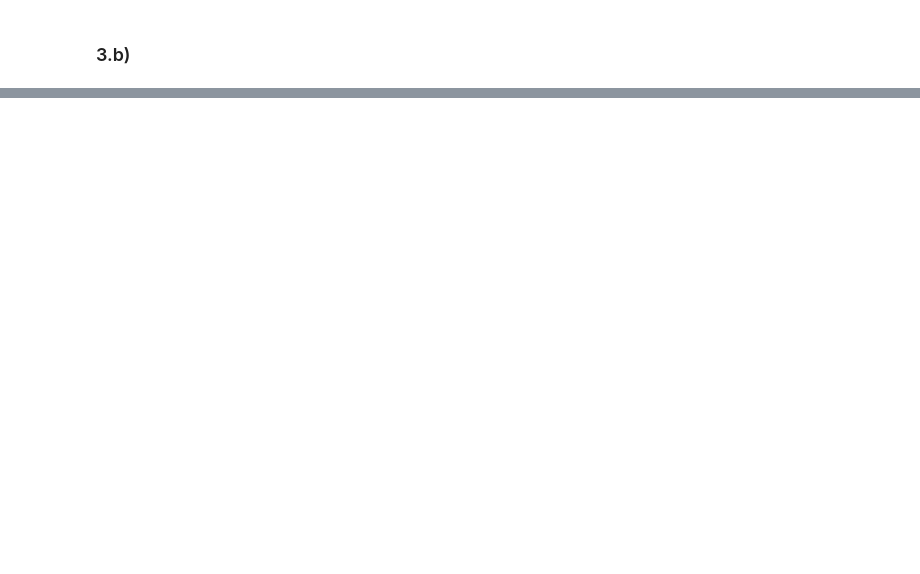
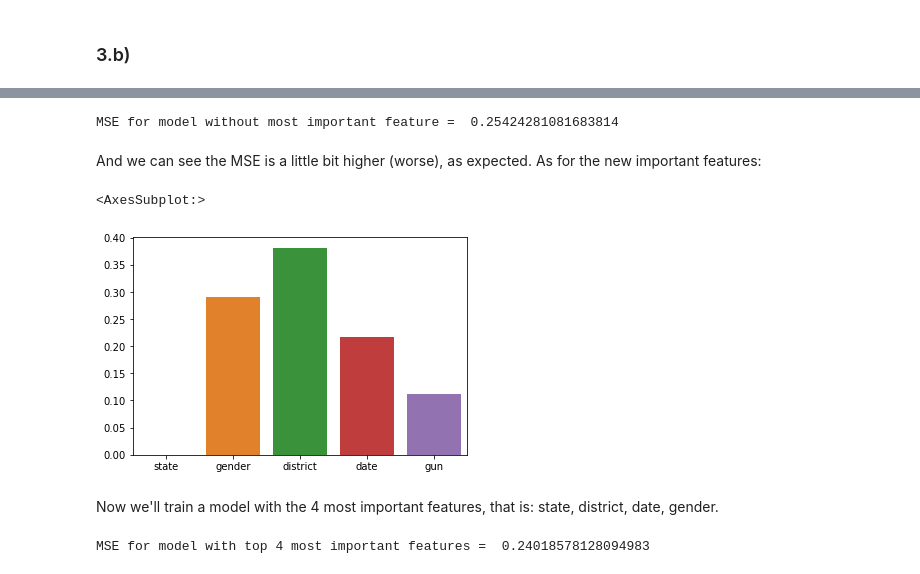
Before and after one commit to razbareli/Applied-Competitive-Lab-in-Data-Science-67818, a Jupyter notebook: week3/sol3.ipynb, the cells around one changed output, grey strips where cells are left out. Cells and saved outputs as stored; diff of their text form; code cells hidden in the pictures; blank space fills up the shorter version.

```diff
--- a/week3/sol3.ipynb
+++ b/week3/sol3.ipynb
@@ -273,12 +279,16 @@ def undummify(df, prefix_sep="_"):
     undummified_df = pd.concat(series_list, axis=1)
     return undummified_df
 # %%
-# reverse and drop date
+# reverse and drop state
 df_1 = undummify(df)
-df_1 = df_1.drop(columns='date')
+df_1 = df_1.drop(columns=most_important_feature)
 # %%
 # now we'll do one hot encoding again:
-df_1 = pd.get_dummies(df_1, columns=['state', 'gun', 'gender'])
+if most_important_feature in needs_ohe:
+    needs_ohe_1 = needs_ohe.remove(most_important_feature)
+else:
+    needs_ohe_1 = needs_ohe
+df_1 = pd.get_dummies(df_1, columns=needs_ohe_1)
 # %%
 X =  df_1.drop(columns='killed')
 y = df_1['killed']
@@ -299,0 +296,23 @@ Name: killed, Length: 9900, dtype: int64
+# %%
+rfr_1 = gs.best_estimator_
+rfr_1.fit(X_train, y_train)
+y_pred = rfr_1.predict(X_test)
+# %%
+print("MSE for model without most important feature = ", mean_squared_error(y_test, y_pred))
+# %% [output]
+MSE for model without most important feature =  0.25424281081683814
+# %% [markdown]
+And we can see the MSE is a little bit higher (worse), as expected.
+As for the new important features:
+# %%
+feature_importances_1 = sorted(list(zip(X_train.columns, rfr_1.feature_importances_)), key=lambda x: -x[1])
+feature_importances_dict_1 = most_important(feature_importances_1)
+features_1 = list(feature_importances_dict_1.keys())
+importances_1 = list(feature_importances_dict_1.values())
+sns.barplot(x=features_1, y=importances_1)
+# %% [output]
+<AxesSubplot:>
+[figure, added]
+# %% [markdown]
+Now we'll train a model with the 4 most important features, that is:
+state, district, date, gender.
@@ -299,0 +338,4 @@ Name: killed, Length: 9900, dtype: int64
+# %%
+print("MSE for model with top 4 most important features = ", mean_squared_error(y_test, y_pred))
+# %% [output]
+MSE for model with top 4 most important features =  0.24018578128094983
```
Also changed, not shown: parts of 23 cells of this notebook.
